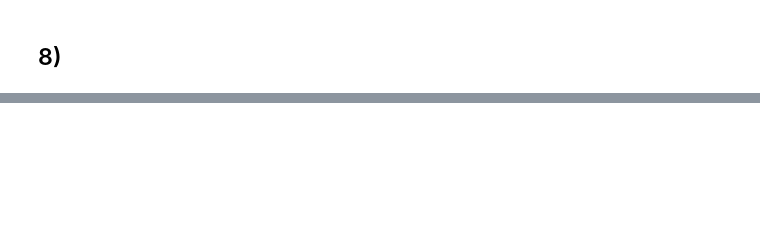
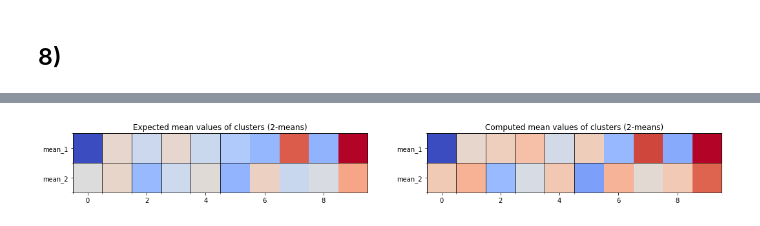
Before and after one commit to kongsgard/machine-learning, a Jupyter notebook: hw5/hw5.ipynb, the cells around one changed output, grey strips where cells are left out. Drawn from its saved outputs; the diff is of its cells as text; code cells hidden in the pictures; blank space fills up the shorter version.

```diff
--- a/hw5/hw5.ipynb
+++ b/hw5/hw5.ipynb
@@ -409,7 +535,7 @@ for K in range(2, K_max+1):
             m_optimal[0:K, :, K-1] = m
             C_optimal[:, K-1] = C.T
             min_mse = mse
-print("K-means complete")
+print("K-means complete\n")
 
 # Compute one-hot encoding
 a = np.zeros((N, K_max, K_max))
@@ -417,6 +543,7 @@ for K in range(1, K_max):
     for i in range(N):
         a[i, int(C_optimal[i, K])-1, K] = 1
 
-print(empirical_probabilities(z_orig, a))
+ep = empirical_probabilities(z_orig, a)
+print_ep(ep)
 # %% [output]
 K-means complete
@@ -441,0 +592,84 @@ K-means complete
+# %%
+# 2-means:
+K = 2
+mean_1_expected = calculate_mean_expected(v, ep[0, 0, 1], ep[1, 0, 1], ep[2, 0, 1])
+mean_2_expected = calculate_mean_expected(v, ep[0, 1, 1], ep[1, 1, 1], ep[2, 1, 1])
+mean_expected_K_2 = np.vstack((mean_1_expected, mean_2_expected))
+
+# 3-means:
+mean_1_expected = calculate_mean_expected(v, ep[0, 0, 2], ep[1, 0, 2], ep[2, 0, 2])
+mean_2_expected = calculate_mean_expected(v, ep[0, 1, 2], ep[1, 1, 2], ep[2, 1, 2])
+mean_3_expected = calculate_mean_expected(v, ep[0, 2, 2], ep[1, 2, 2], ep[2, 2, 2])
+mean_expected_K_3 = np.vstack((mean_1_expected, mean_2_expected, mean_3_expected))
+# %%
+### 2-means ###
+fig, ax = plt.subplots(1, 2, figsize=(18,4))
+
+###
+ax[0].set_title("Expected mean values of clusters (2-means)")
+ax[0].imshow(mean_expected_K_2, cmap='coolwarm')
+
+# Draw gridlines
+minor_xticks = np.arange(-0.5, 5.5, 1)
+ax[0].set_xticks(minor_xticks, minor=True)
+minor_yticks = np.arange(-0.5, 2.5, 1)
+ax[0].set_yticks(minor_yticks, minor=True)
+ax[0].grid(which='minor', color='k')
+
+ax[0].set_yticks([0, 1])
+ax[0].set_yticklabels(['mean_1', 'mean_2'])
+###
+
+###
+ax[1].set_title("Computed mean values of clusters (2-means)")
+ax[1].imshow(m_optimal[0:2, :, 1], cmap='coolwarm')
+
+# Draw gridlines
+minor_xticks = np.arange(-0.5, 5.5, 1)
+ax[1].set_xticks(minor_xticks, minor=True)
+minor_yticks = np.arange(-0.5, 2.5, 1)
+ax[1].set_yticks(minor_yticks, minor=True)
+ax[1].grid(which='minor', color='k')
+
+ax[1].set_yticks([0, 1])
+ax[1].set_yticklabels(['mean_1', 'mean_2'])
+###
+
+plt.show()
+
+### 3-means ###
+fig, ax = plt.subplots(1, 2, figsize=(18,4))
+
+###
+ax[0].set_title("Expected mean values of clusters (3-means)")
+ax[0].imshow(mean_expected_K_3, cmap='coolwarm')
+
+# Draw gridlines
+minor_xticks = np.arange(-0.5, 5.5, 1)
+ax[0].set_xticks(minor_xticks, minor=True)
+minor_yticks = np.arange(-0.5, 2.5, 1)
+ax[0].set_yticks(minor_yticks, minor=True)
+ax[0].grid(which='minor', color='k')
+
+ax[0].set_yticks([0, 1, 2])
+ax[0].set_yticklabels(['mean_1', 'mean_2', 'mean_3'])
+###
+
+###
+ax[1].set_title("Computed mean values of clusters (3-means)")
+ax[1].imshow(m_optimal[0:3, :, 2], cmap='coolwarm')
+
+# Draw gridlines
+minor_xticks = np.arange(-0.5, 5.5, 1)
+ax[1].set_xticks(minor_xticks, minor=True)
+minor_yticks = np.arange(-0.5, 2.5, 1)
+ax[1].set_yticks(minor_yticks, minor=True)
+ax[1].grid(which='minor', color='k')
+
+ax[1].set_yticks([0, 1, 2])
+ax[1].set_yticklabels(['mean_1', 'mean_2', 'mean_3'])
+###
+
+plt.show()
+# %% [output]
+[figure, added]
```
Also changed, not shown: parts of 16 cells of this notebook, 1 other file.
